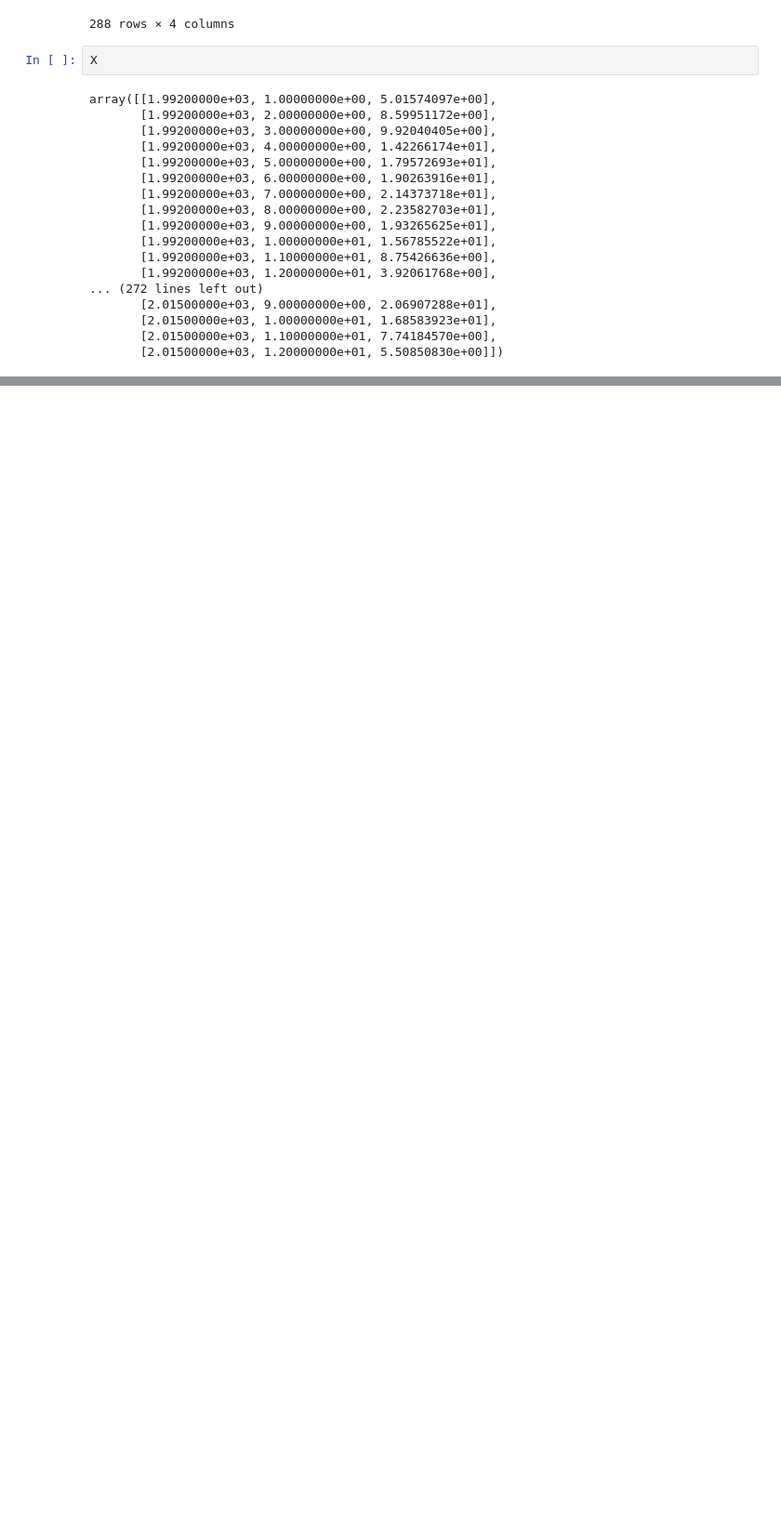
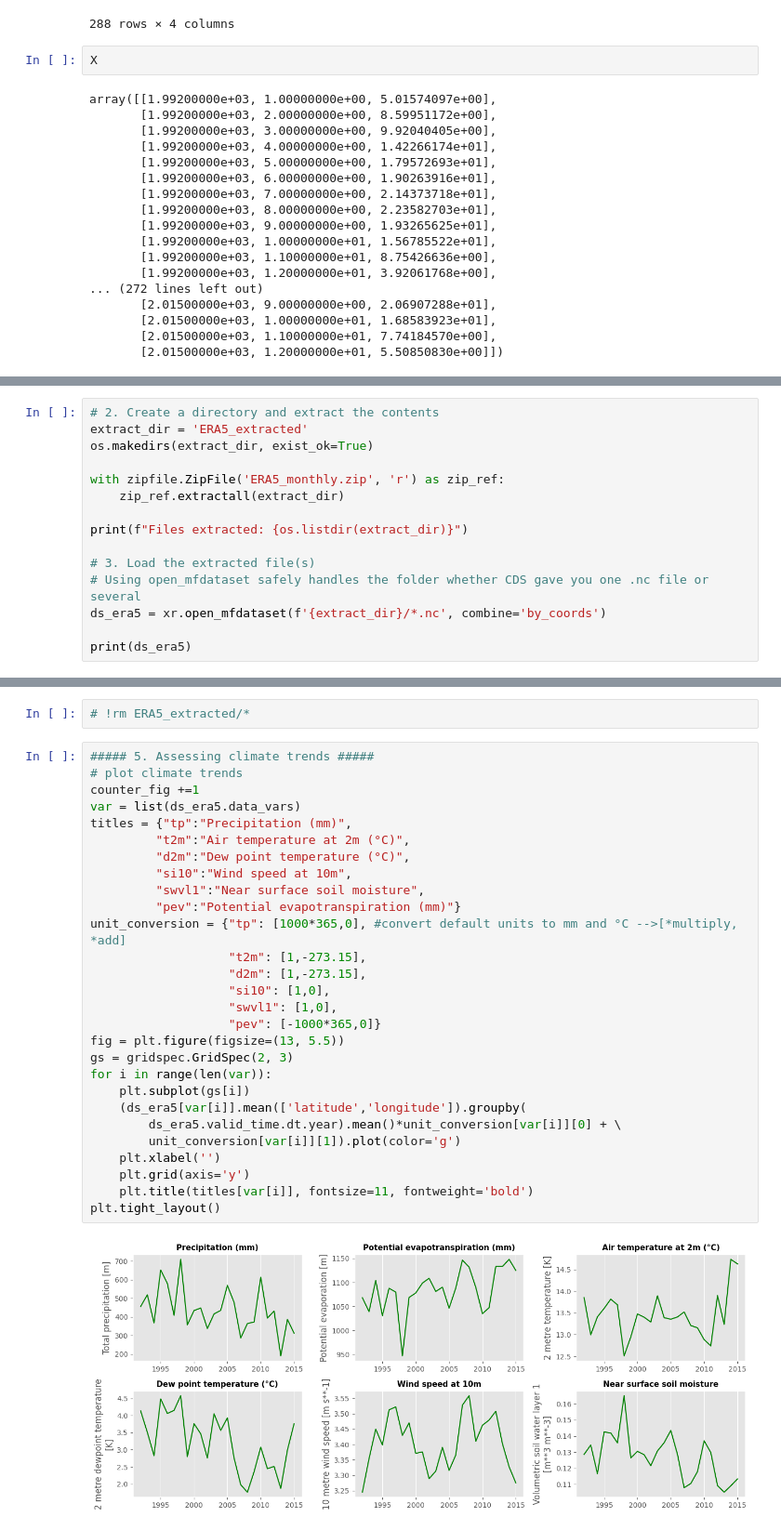
Before and after one commit to milicak/Data_Analysis_Course, a Jupyter notebook: 10_CA_fires_ANN.ipynb, the cells around one changed output, grey strips where cells are left out. Shown at 93% size. Saved outputs shown, nothing was run; the diff lists cells and outputs as text; blank space fills up the shorter version.

```diff
--- a/10_CA_fires_ANN.ipynb
+++ b/10_CA_fires_ANN.ipynb
@@ -463,0 +529,15 @@ array([[1.99200000e+03, 1.00000000e+00, 5.01574097e+00],
+# %%
+# 2. Create a directory and extract the contents
+extract_dir = 'ERA5_extracted'
+os.makedirs(extract_dir, exist_ok=True)
+
+with zipfile.ZipFile('ERA5_monthly.zip', 'r') as zip_ref:
+    zip_ref.extractall(extract_dir)
+
+print(f"Files extracted: {os.listdir(extract_dir)}")
+
+# 3. Load the extracted file(s)
+# Using open_mfdataset safely handles the folder whether CDS gave you one .nc file or several
+ds_era5 = xr.open_mfdataset(f'{extract_dir}/*.nc', combine='by_coords')
+
+print(ds_era5)
@@ -463,0 +562,32 @@ array([[1.99200000e+03, 1.00000000e+00, 5.01574097e+00],
+# %%
+# !rm ERA5_extracted/*
+# %%
+##### 5. Assessing climate trends #####
+# plot climate trends
+counter_fig +=1
+var = list(ds_era5.data_vars)
+titles = {"tp":"Precipitation (mm)",
+         "t2m":"Air temperature at 2m (°C)",
+         "d2m":"Dew point temperature (°C)",
+         "si10":"Wind speed at 10m",
+         "swvl1":"Near surface soil moisture",
+         "pev":"Potential evapotranspiration (mm)"}
+unit_conversion = {"tp": [1000*365,0], #convert default units to mm and °C -->[*multiply, *add]
+                   "t2m": [1,-273.15],
+                   "d2m": [1,-273.15],
+                   "si10": [1,0],
+                   "swvl1": [1,0],
+                   "pev": [-1000*365,0]}
+fig = plt.figure(figsize=(13, 5.5))
+gs = gridspec.GridSpec(2, 3)
+for i in range(len(var)):
+    plt.subplot(gs[i])
+    (ds_era5[var[i]].mean(['latitude','longitude']).groupby(
+        ds_era5.valid_time.dt.year).mean()*unit_conversion[var[i]][0] + \
+        unit_conversion[var[i]][1]).plot(color='g')
+    plt.xlabel('')
+    plt.grid(axis='y')
+    plt.title(titles[var[i]], fontsize=11, fontweight='bold')
+plt.tight_layout()
+# %% [output]
+[figure, added]
```
Also changed, not shown: parts of 9 cells of this notebook.
